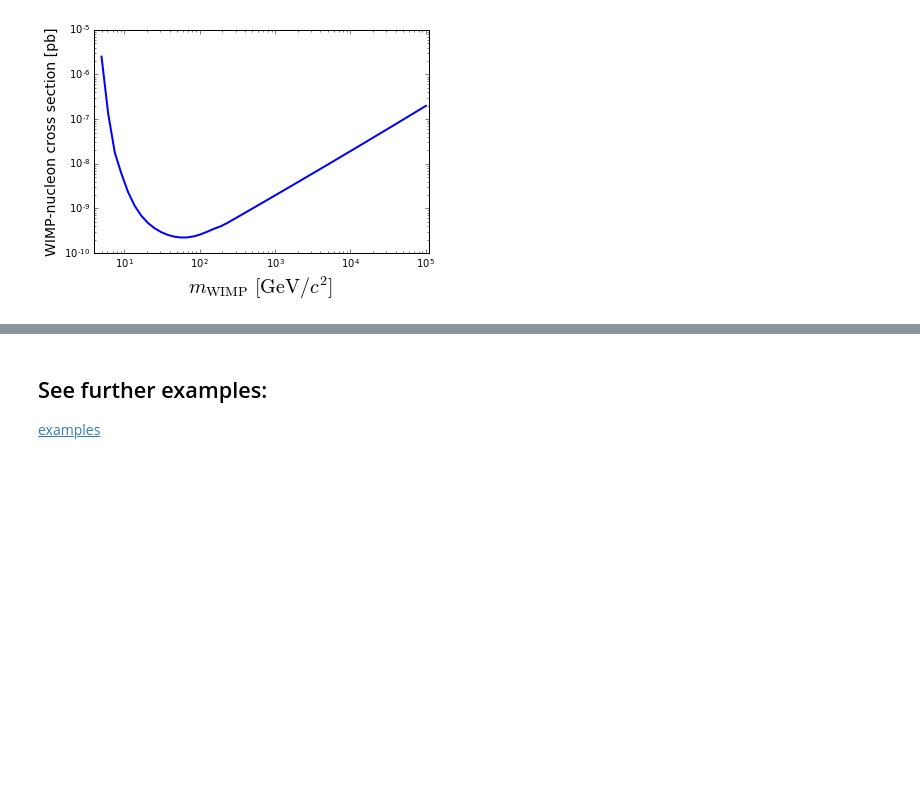
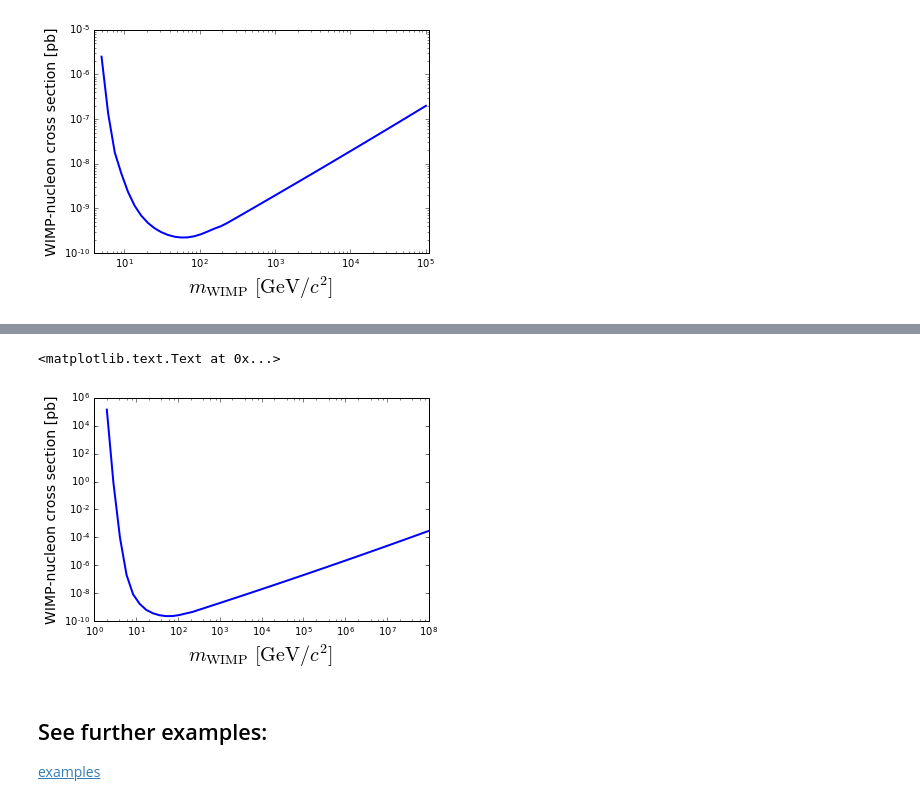
Before and after one commit to restrepo/straightfits, a Jupyter notebook: multicurvefit.ipynb, the cells around one changed output, grey strips where cells are left out. Cells and saved outputs as stored; diff of their text form; code cells hidden in the pictures; blank space fills up the shorter version.

```diff
--- a/multicurvefit.ipynb
+++ b/multicurvefit.ipynb
@@ -105,3 +105,10 @@ plt.ylabel(r'WIMP-nucleon cross section [pb]',size=14)
 # %% [output]
 <matplotlib.text.Text at 0x...>
 [figure]
+# %%
+xx=np.logspace( np.log10(2),np.log10(1E8 ) )
+plt.loglog(xx,ff(xx),'b-',lw=2)
+#plt.xlim(ff.polys.xmin.min()*0.8,ff.polys.xmax.max()*1.1)
+plt.xlabel(r'$m_{\rm WIMP}\ [{\rm GeV}/c^2]$ ',size=20)
+plt.ylabel(r'WIMP-nucleon cross section [pb]',size=14)
+# %% [output]
@@ -108,3 +132,5 @@ plt.ylabel(r'WIMP-nucleon cross section [pb]',size=14)
+<matplotlib.text.Text at 0x...>
+[figure, added]
 # %% [markdown]
 ## See further examples:
 [examples](./examples/example_straightfits.ipynb)
```
Also changed, not shown: parts of 1 cell of this notebook.
